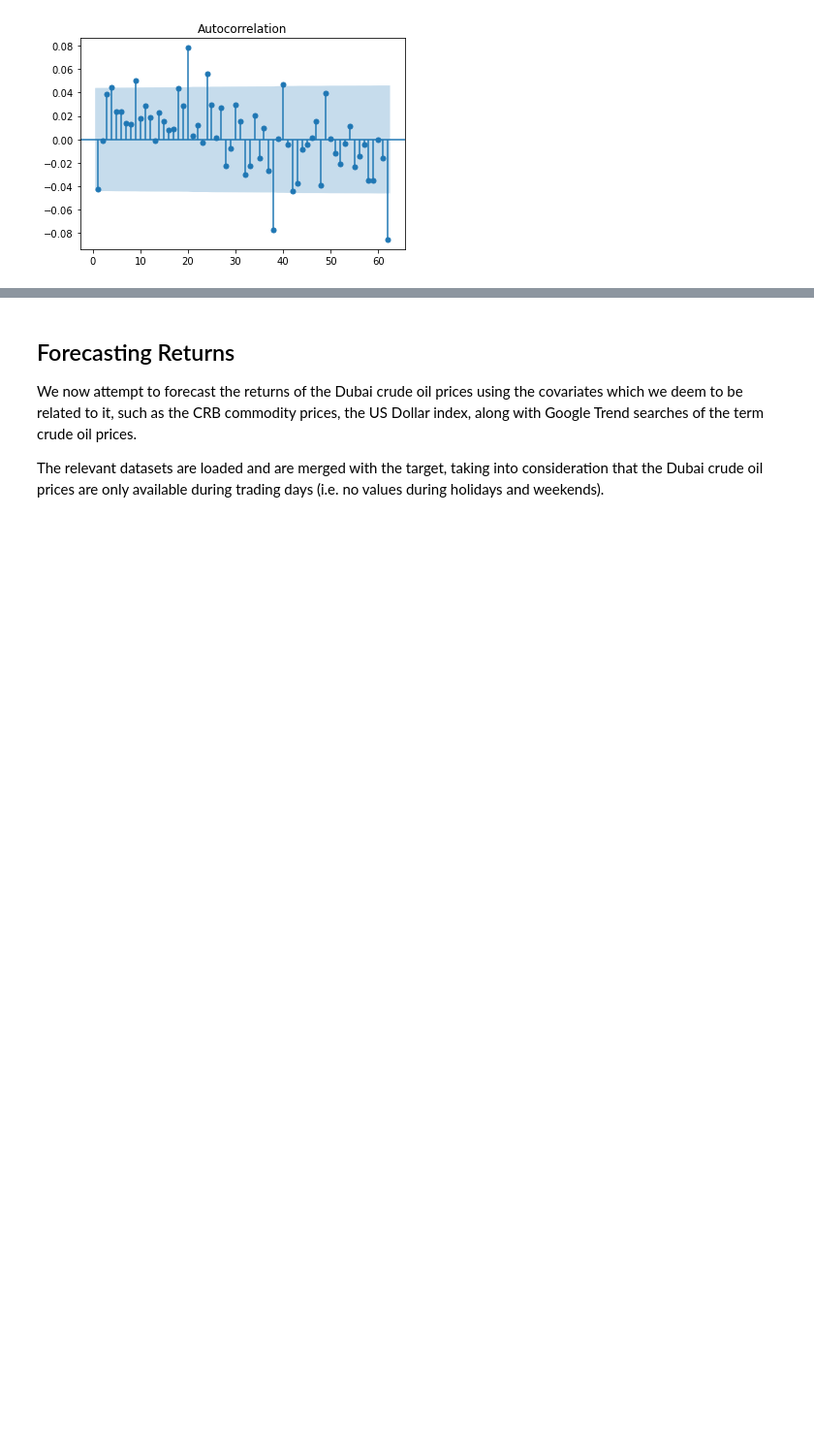
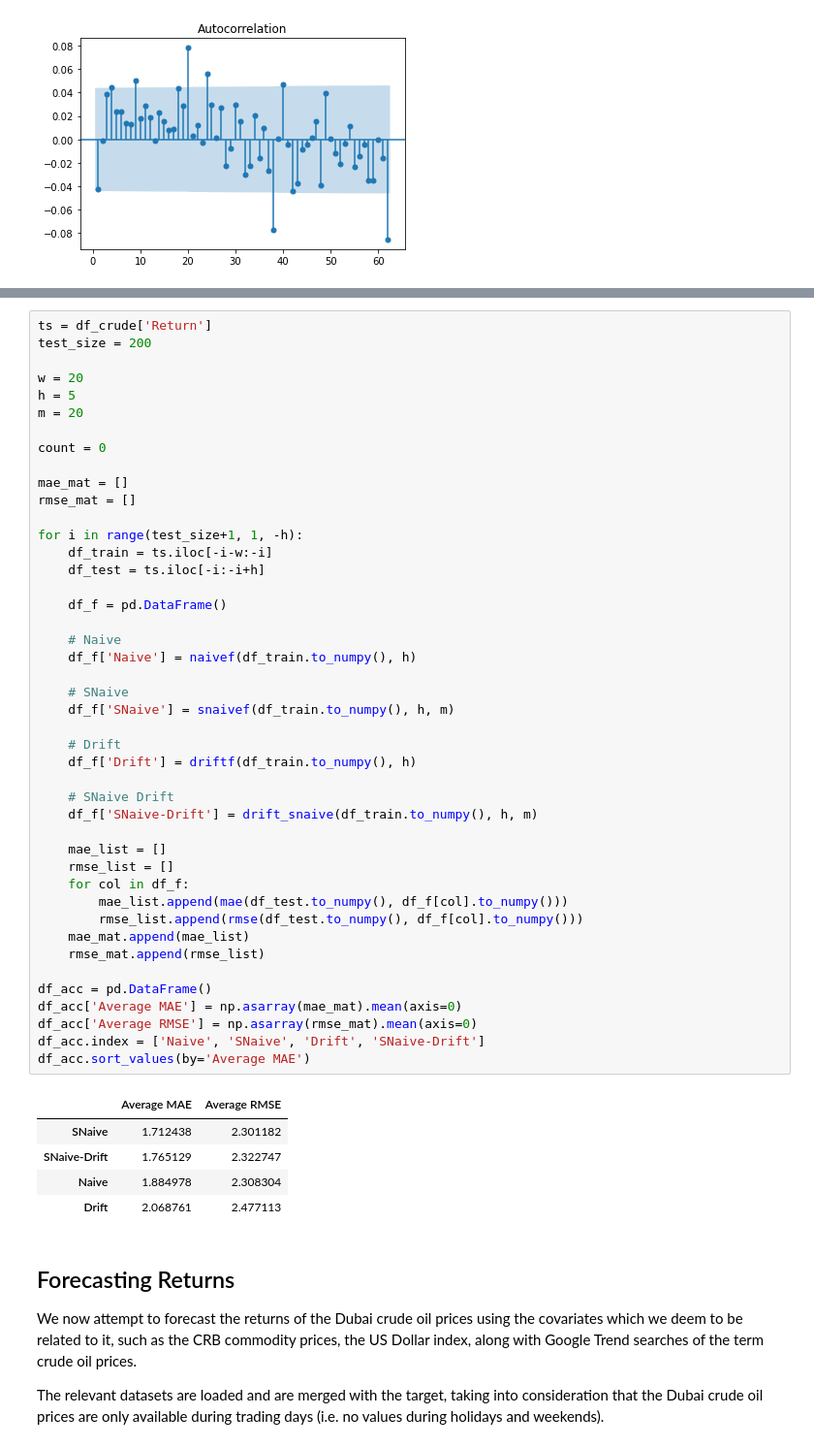
Before and after one commit to joaqsgonzales/tsa_final_project, a Jupyter notebook: Integrating tsFresh with Deep Learning Models.ipynb, the cells around one changed output, grey strips where cells are left out. Shown at 97% size. Drawn from its saved outputs; the diff is of its cells as text; blank space fills up the shorter version.

```diff
--- a/Integrating tsFresh with Deep Learning Models.ipynb
+++ b/Integrating tsFresh with Deep Learning Models.ipynb
@@ -75,3 +123,53 @@ plt.show()
+# %%
+ts = df_crude['Return']
+test_size = 200
+
+w = 20
+h = 5
+m = 20
+
+count = 0
+
+mae_mat = []
+rmse_mat = []
+
+for i in range(test_size+1, 1, -h):
+    df_train = ts.iloc[-i-w:-i]
+    df_test = ts.iloc[-i:-i+h]
+
+    df_f = pd.DataFrame()
+
+    # Naive
+    df_f['Naive'] = naivef(df_train.to_numpy(), h)
+
+    # SNaive
+    df_f['SNaive'] = snaivef(df_train.to_numpy(), h, m)
+
+    # Drift
+    df_f['Drift'] = driftf(df_train.to_numpy(), h)
+
+    # SNaive Drift
+    df_f['SNaive-Drift'] = drift_snaive(df_train.to_numpy(), h, m)
+
+    mae_list = []
+    rmse_list = []
+    for col in df_f:
+        mae_list.append(mae(df_test.to_numpy(), df_f[col].to_numpy()))
+        rmse_list.append(rmse(df_test.to_numpy(), df_f[col].to_numpy()))
+    mae_mat.append(mae_list)
+    rmse_mat.append(rmse_list)
+
+df_acc = pd.DataFrame()
+df_acc['Average MAE'] = np.asarray(mae_mat).mean(axis=0)
+df_acc['Average RMSE'] = np.asarray(rmse_mat).mean(axis=0)
+df_acc.index = ['Naive', 'SNaive', 'Drift', 'SNaive-Drift']
+df_acc.sort_values(by='Average MAE')
+# %% [output]
+|  | Average MAE | Average RMSE |
+| SNaive | 1.712438 | 2.301182 |
+| SNaive-Drift | 1.765129 | 2.322747 |
+| Naive | 1.884978 | 2.308304 |
+| Drift | 2.068761 | 2.477113 |
 # %% [markdown]
 ## Forecasting Returns
 
```
Also changed, not shown: parts of 46 cells of this notebook.
